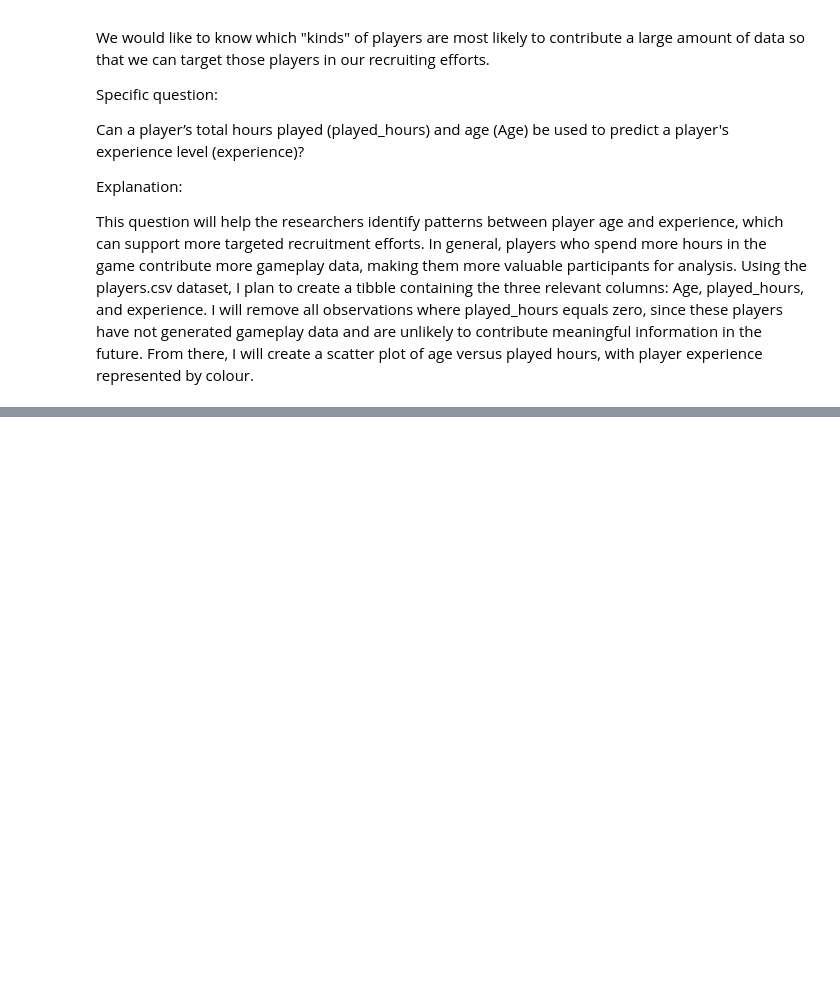
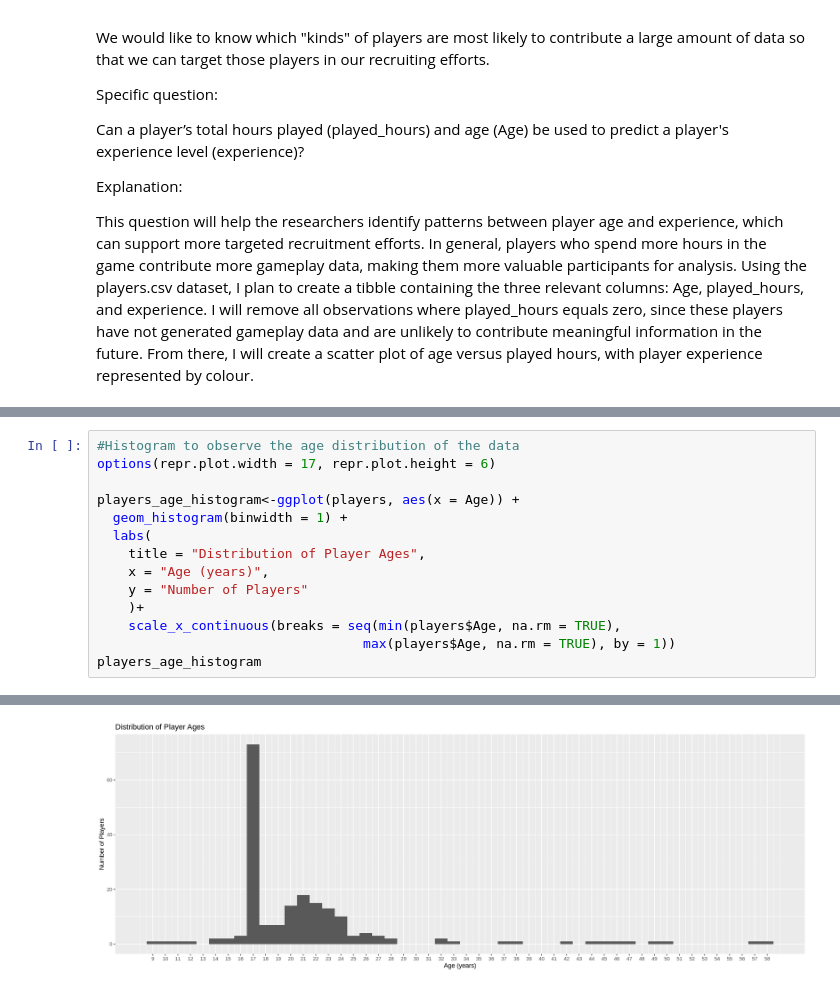
Before and after one commit to jonahblizzard5058-coder/Jonah-Cheung-DSCI-100-Project, a Jupyter notebook: Jonah_Cheung_DSCI100_Project_Individual_Portion.ipynb, the cells around one changed output, grey strips where cells are left out. Cells and saved outputs as stored; diff of their text form; blank space fills up the shorter version.

```diff
--- a/Jonah_Cheung_DSCI100_Project_Individual_Portion.ipynb
+++ b/Jonah_Cheung_DSCI100_Project_Individual_Portion.ipynb
@@ -124,0 +143,15 @@ This question will help the researchers identify patterns between player age and
+# %%
+#Histogram to observe the age distribution of the data
+options(repr.plot.width = 17, repr.plot.height = 6)
+
+players_age_histogram<-ggplot(players, aes(x = Age)) +
+  geom_histogram(binwidth = 1) +
+  labs(
+    title = "Distribution of Player Ages",
+    x = "Age (years)",
+    y = "Number of Players"
+    )+
+    scale_x_continuous(breaks = seq(min(players$Age, na.rm = TRUE),
+                                  max(players$Age, na.rm = TRUE), by = 1))
+players_age_histogram
+# %% [output]
@@ -124,0 +160 @@ This question will help the researchers identify patterns between player age and
+[figure, added]
```
Also changed, not shown: parts of 13 cells of this notebook.
